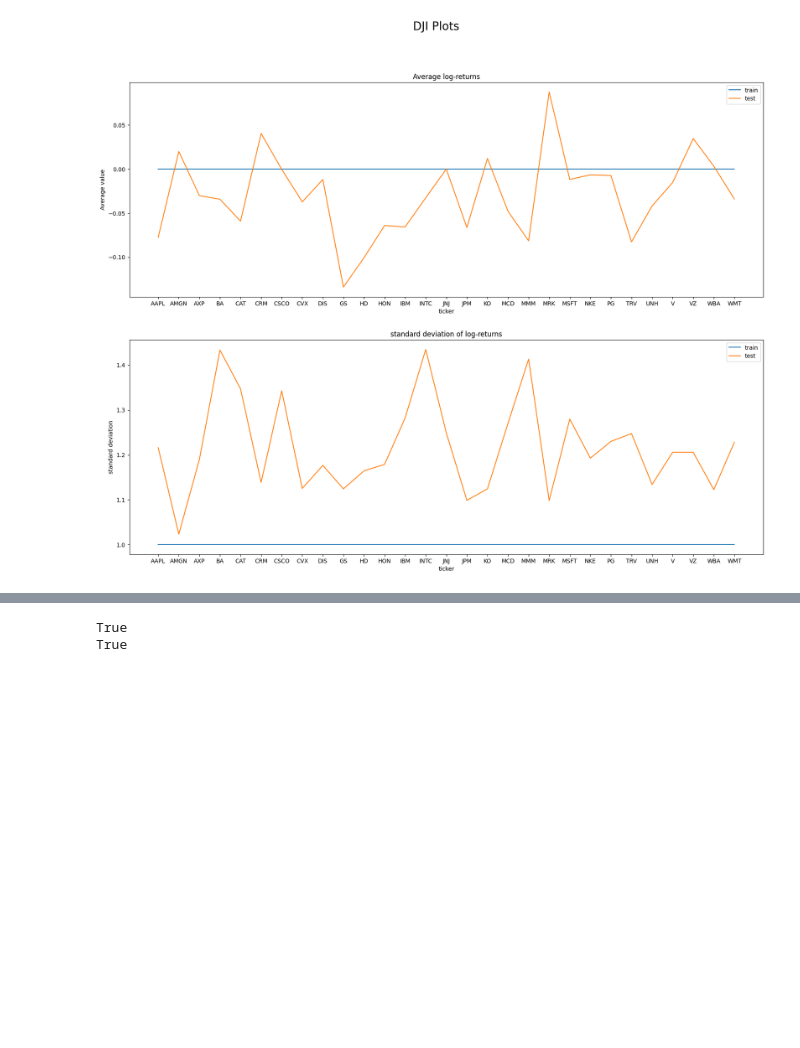
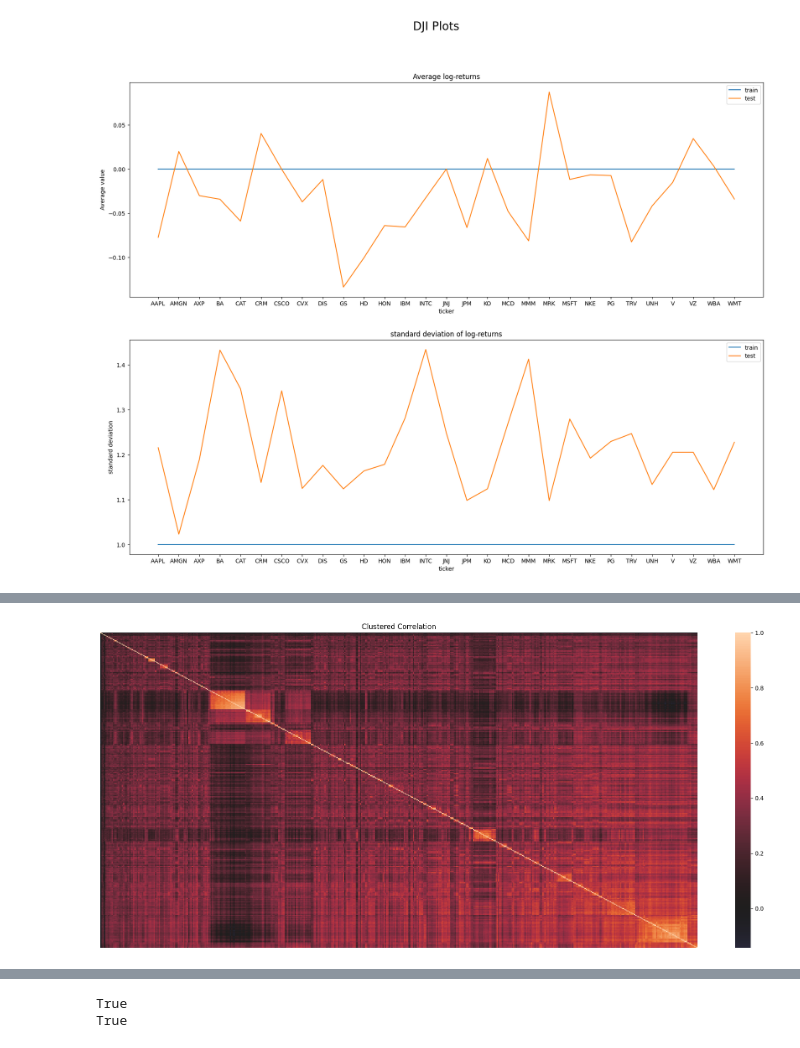
Before and after one commit to david-meltzer/ML_finance, a Jupyter notebook: personal/Eigenportfolios.ipynb, the cells around one changed output, grey strips where cells are left out. Cells and saved outputs as stored; diff of their text form; code cells hidden in the pictures; blank space fills up the shorter version.

```diff
--- a/personal/Eigenportfolios.ipynb
+++ b/personal/Eigenportfolios.ipynb
@@ -220,2 +333,6 @@ dji_train_cov = dji_train_scaled.cov()
+# %%
+clustered_corr_plot(SP_train,include_ticks=False);
+# %% [output]
+[figure, added]
 # %%
 PCA_SP = PCA().fit(SP_train_scaled)
```
Also changed, not shown: parts of 59 cells of this notebook, 7 other files.
